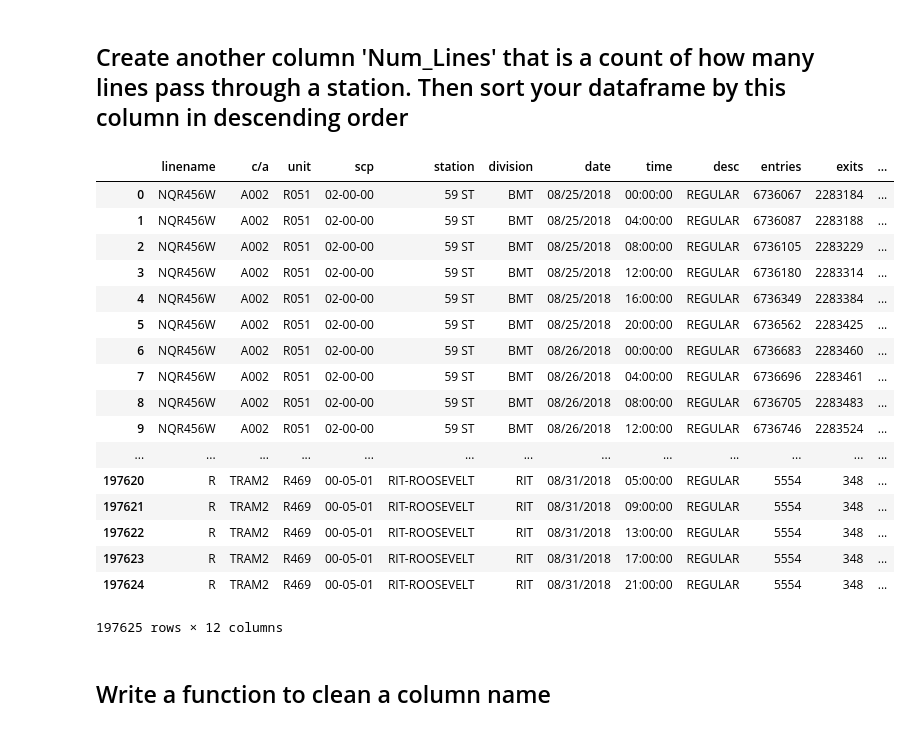
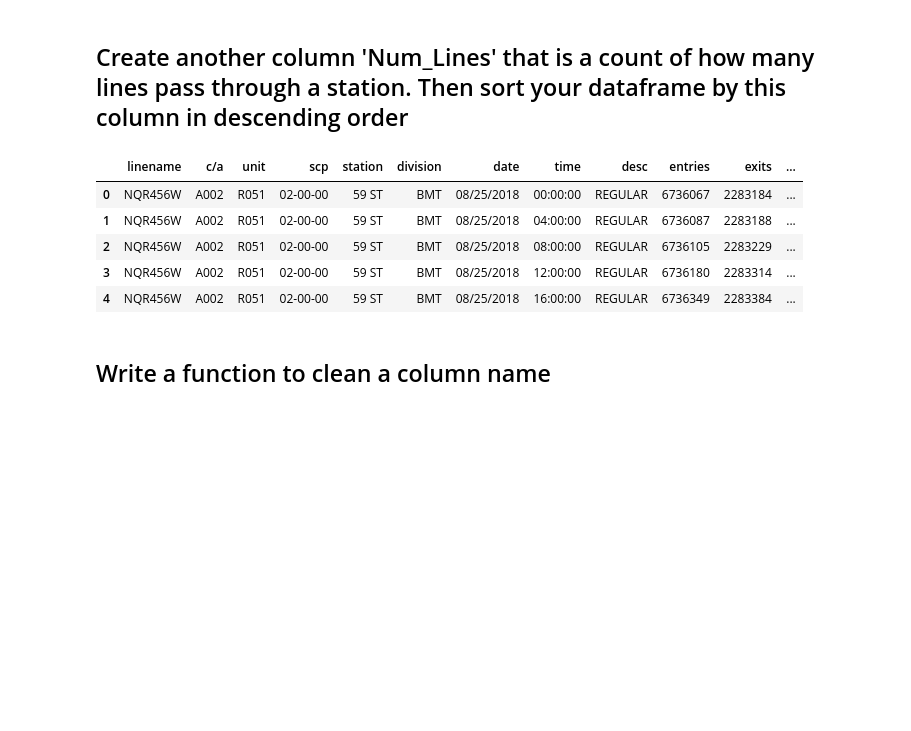
Before and after one commit to fromdatavistodatascience/dsc-pandas-series-and-dataframes-lab-seattle-ds-062419, a Jupyter notebook: index.ipynb, the cells around one changed output. Drawn from its saved outputs; the diff is of its cells as text; code cells hidden in the pictures; blank space fills up the shorter version.

```diff
--- a/index.ipynb
+++ b/index.ipynb
@@ -85,26 +85,14 @@ df
 ## Create another column 'Num_Lines' that is a count of how many lines pass through a station. Then sort your dataframe by this column in descending order
 # %%
 df['Num_Lines'] = df.linename.apply(lambda x: len(x))
-df.head
+df.head()
 # %% [output]
 |  | linename | c/a | unit | scp | station | division | date | time | desc | entries | exits | ... |
 | 0 | NQR456W | A002 | R051 | 02-00-00 | 59 ST | BMT | 08/25/2018 | 00:00:00 | REGULAR | 6736067 | 2283184 | ... |
 | 1 | NQR456W | A002 | R051 | 02-00-00 | 59 ST | BMT | 08/25/2018 | 04:00:00 | REGULAR | 6736087 | 2283188 | ... |
 | 2 | NQR456W | A002 | R051 | 02-00-00 | 59 ST | BMT | 08/25/2018 | 08:00:00 | REGULAR | 6736105 | 2283229 | ... |
 | 3 | NQR456W | A002 | R051 | 02-00-00 | 59 ST | BMT | 08/25/2018 | 12:00:00 | REGULAR | 6736180 | 2283314 | ... |
 | 4 | NQR456W | A002 | R051 | 02-00-00 | 59 ST | BMT | 08/25/2018 | 16:00:00 | REGULAR | 6736349 | 2283384 | ... |
-| 5 | NQR456W | A002 | R051 | 02-00-00 | 59 ST | BMT | 08/25/2018 | 20:00:00 | REGULAR | 6736562 | 2283425 | ... |
-| 6 | NQR456W | A002 | R051 | 02-00-00 | 59 ST | BMT | 08/26/2018 | 00:00:00 | REGULAR | 6736683 | 2283460 | ... |
-| 7 | NQR456W | A002 | R051 | 02-00-00 | 59 ST | BMT | 08/26/2018 | 04:00:00 | REGULAR | 6736696 | 2283461 | ... |
-| 8 | NQR456W | A002 | R051 | 02-00-00 | 59 ST | BMT | 08/26/2018 | 08:00:00 | REGULAR | 6736705 | 2283483 | ... |
-| 9 | NQR456W | A002 | R051 | 02-00-00 | 59 ST | BMT | 08/26/2018 | 12:00:00 | REGULAR | 6736746 | 2283524 | ... |
-| ... | ... | ... | ... | ... | ... | ... | ... | ... | ... | ... | ... | ... |
-| 197620 | R | TRAM2 | R469 | 00-05-01 | RIT-ROOSEVELT | RIT | 08/31/2018 | 05:00:00 | REGULAR | 5554 | 348 | ... |
-| 197621 | R | TRAM2 | R469 | 00-05-01 | RIT-ROOSEVELT | RIT | 08/31/2018 | 09:00:00 | REGULAR | 5554 | 348 | ... |
-| 197622 | R | TRAM2 | R469 | 00-05-01 | RIT-ROOSEVELT | RIT | 08/31/2018 | 13:00:00 | REGULAR | 5554 | 348 | ... |
-| 197623 | R | TRAM2 | R469 | 00-05-01 | RIT-ROOSEVELT | RIT | 08/31/2018 | 17:00:00 | REGULAR | 5554 | 348 | ... |
-| 197624 | R | TRAM2 | R469 | 00-05-01 | RIT-ROOSEVELT | RIT | 08/31/2018 | 21:00:00 | REGULAR | 5554 | 348 | ... |
-197625 rows × 12 columns
 # %% [markdown]
 ## Write a function to clean a column name
 # %%
```
Also changed, not shown: parts of 1 cell of this notebook.
